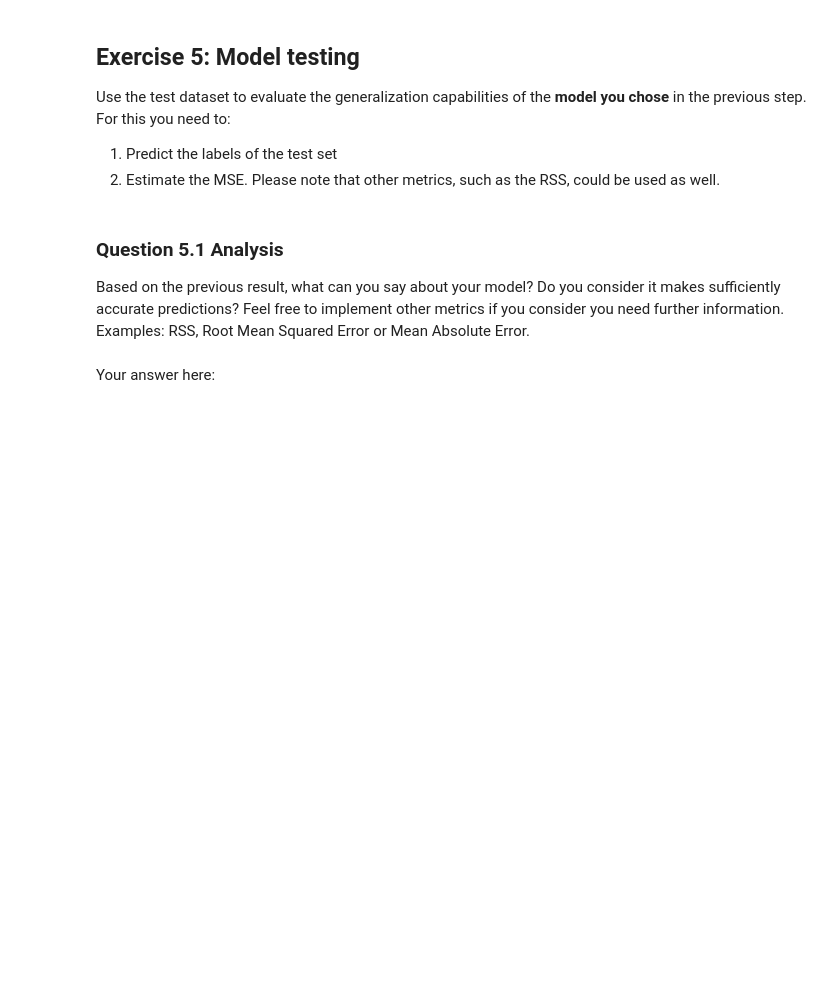
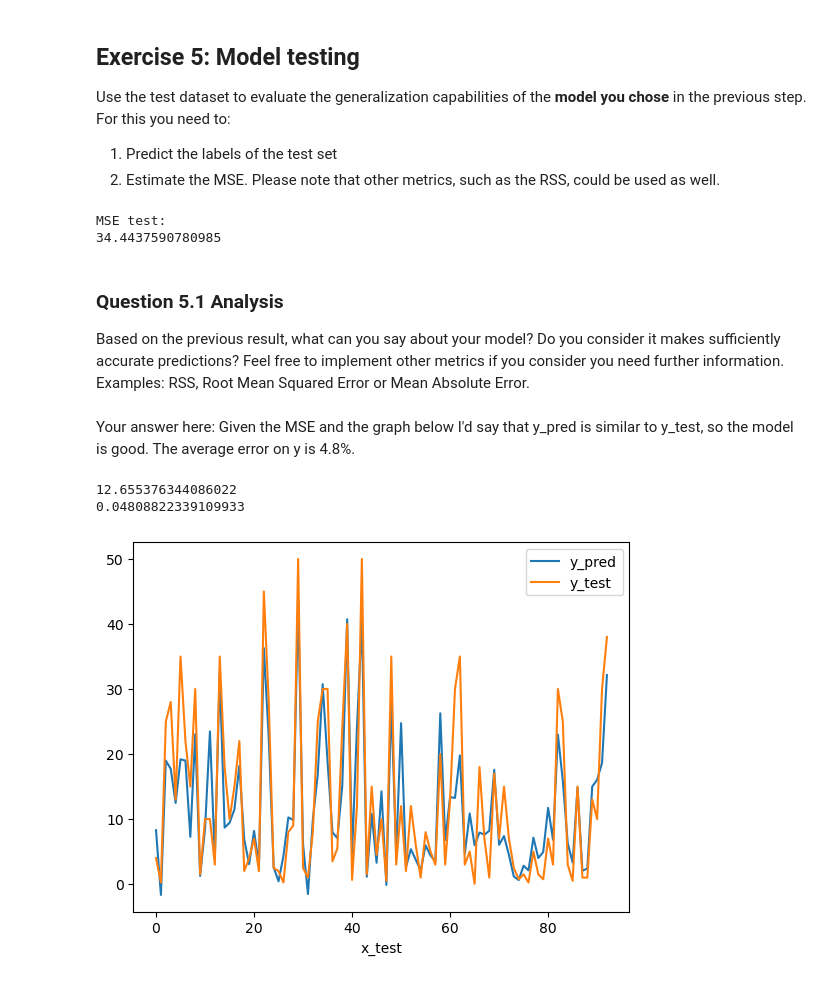
Before and after one commit to Michele2301/MALIS-projects, a Jupyter notebook: lab1/linear/linear.ipynb, the cells around one changed output. Saved outputs shown, nothing was run; the diff lists cells and outputs as text; code cells hidden in the pictures; blank space fills up the shorter version.

Commit message:
lab1: ended linear.ipynb

```diff
--- a/lab1/linear/linear.ipynb
+++ b/lab1/linear/linear.ipynb
@@ -343,10 +325,10 @@ Complete the missing code in the function.
 # %%
 def prepare_data_with_position(df):
     variable = df[['age', 'fpl_value', 'big_club']].copy()
-    variable['sqrt_page_views'] =  #YOUR CODE HERE
+    variable['sqrt_page_views'] = np.sqrt(df['page_views']) #YOUR CODE HERE
 
     variable=variable.join(pd.get_dummies(df.position_cat, prefix='pos')) # get_dummies to create 1-of-K encoding, join to add the new columns
-    variable_array = # YOUR CODE HERE
+    variable_array = np.array(variable) # YOUR CODE HERE
     variable_array = PolynomialFeatures(1).fit_transform(variable_array)
 
     return variable_array
@@ -368,3 +350,16 @@ Your task now is to train the new model. For this you will need to execute the f
 **Important:** While preparing the data, make sure you do not override the previous data used for model_1
 # %%
 #Your code here
+train=pd.read_csv("data/league_train.csv")
+val=pd.read_csv("data/league_val.csv")
+test=pd.read_csv("data/league_test.csv")
+X_train_with_pos=prepare_data_with_position(train.drop(['market_value'],axis=1))
+X_val_with_pos=prepare_data_with_position(val.drop(['market_value'],axis=1))
+X_test_with_pos=prepare_data_with_position(test.drop(['market_value'],axis=1))
+y_train_with_pos=np.array(train["market_value"])
+y_val_with_pos=np.array(val["market_value"])
+y_test_with_pos=np.array(test["market_value"])
+
+model_2=my_linear_regression()
+model_2.fit(X_train_with_pos,y_train_with_pos)
+print(f'model_2 has parameters:\n{model_2.weights}\n')
@@ -399,12 +411,27 @@ Use the test dataset to evaluate the generalization capabilities of the **model
 2. Estimate the MSE. Please note that other metrics, such as the RSS, could be used as well.
 # %%
 #------------YOUR CODE HERE ------------
-
+Y_pred_test_with_pos=model_2.predict(X_test_with_pos)
+mse=model_2.MSE(Y_pred_test_with_pos,y_test_with_pos)
 #------------ YOUR CODE ENDS HERE ---------
 
 print(f'MSE test:\n{mse}\n')
+# %% [output]
+MSE test:
+34.4437590780985
 # %% [markdown]
 ### Question 5.1 Analysis
 Based on the previous result, what can you say about your model? Do you consider it makes sufficiently accurate predictions? Feel free to implement other metrics if you consider you need further information. Examples: RSS, Root Mean Squared Error or Mean Absolute Error.
 # %% [markdown]
 Your answer here:
+Given the MSE and the graph below I'd say that y_pred is similar to y_test, so the model is good. The average error on y is 4.8%.
+# %%
+values=pd.DataFrame({"x_test":np.arange(0,X_test_with_pos.shape[0],1),"y_pred":Y_pred_test_with_pos,"y_test":y_test_with_pos})
+values.plot(x="x_test",y=["y_pred","y_test"],kind="line")
+print(y_test_with_pos.sum()/len(y_test_with_pos))
+error_perc=((((Y_pred_test_with_pos-y_test_with_pos)**2).sum()**0.5)/len(y_test_with_pos))/(y_test_with_pos.sum()/len(y_test_with_pos))
+print(error_perc)
+# %% [output]
+12.655376344086022
+0.04808822339109933
+[figure, added]
```
Also changed, not shown: parts of 7 cells of this notebook.
